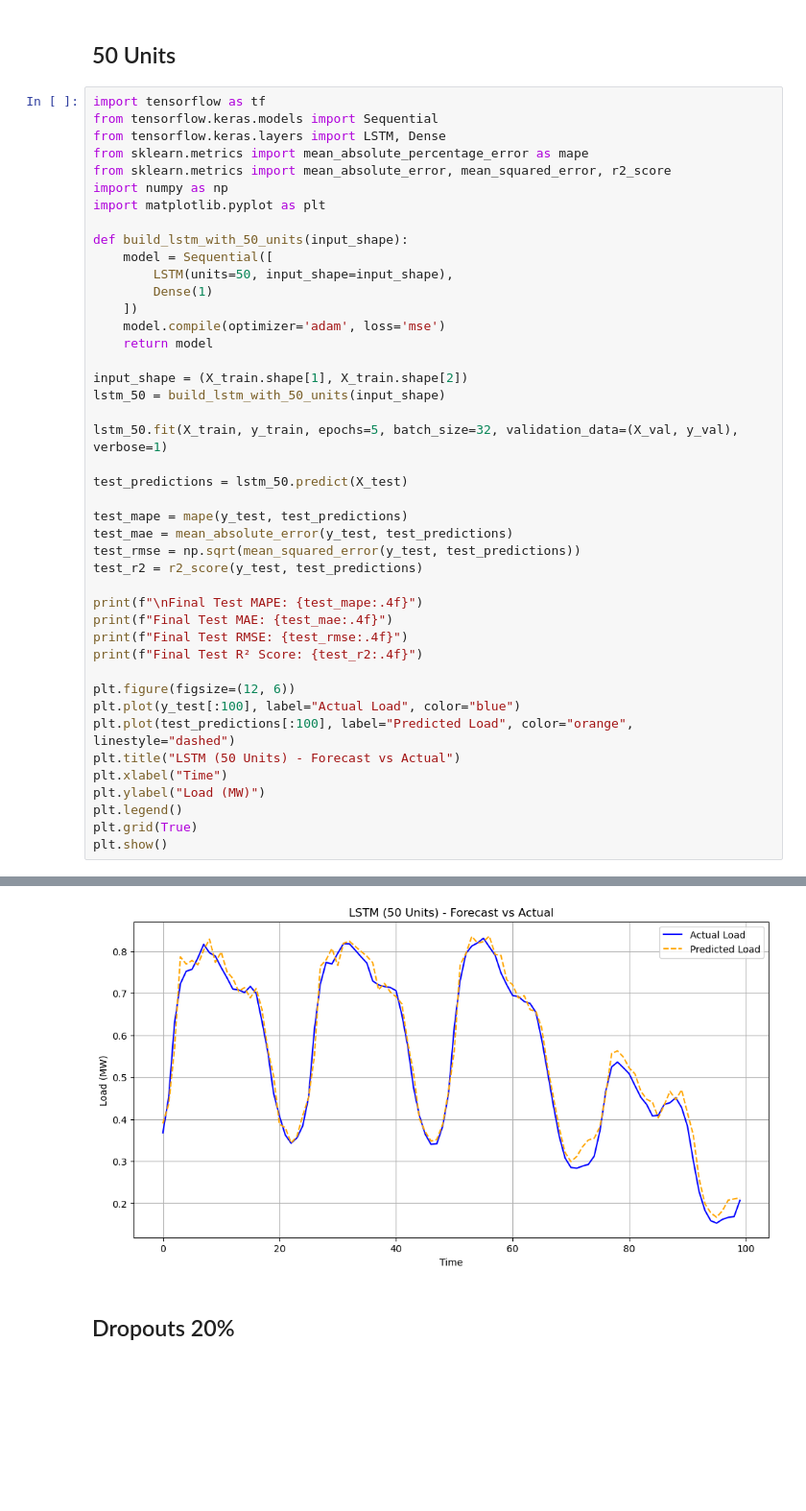
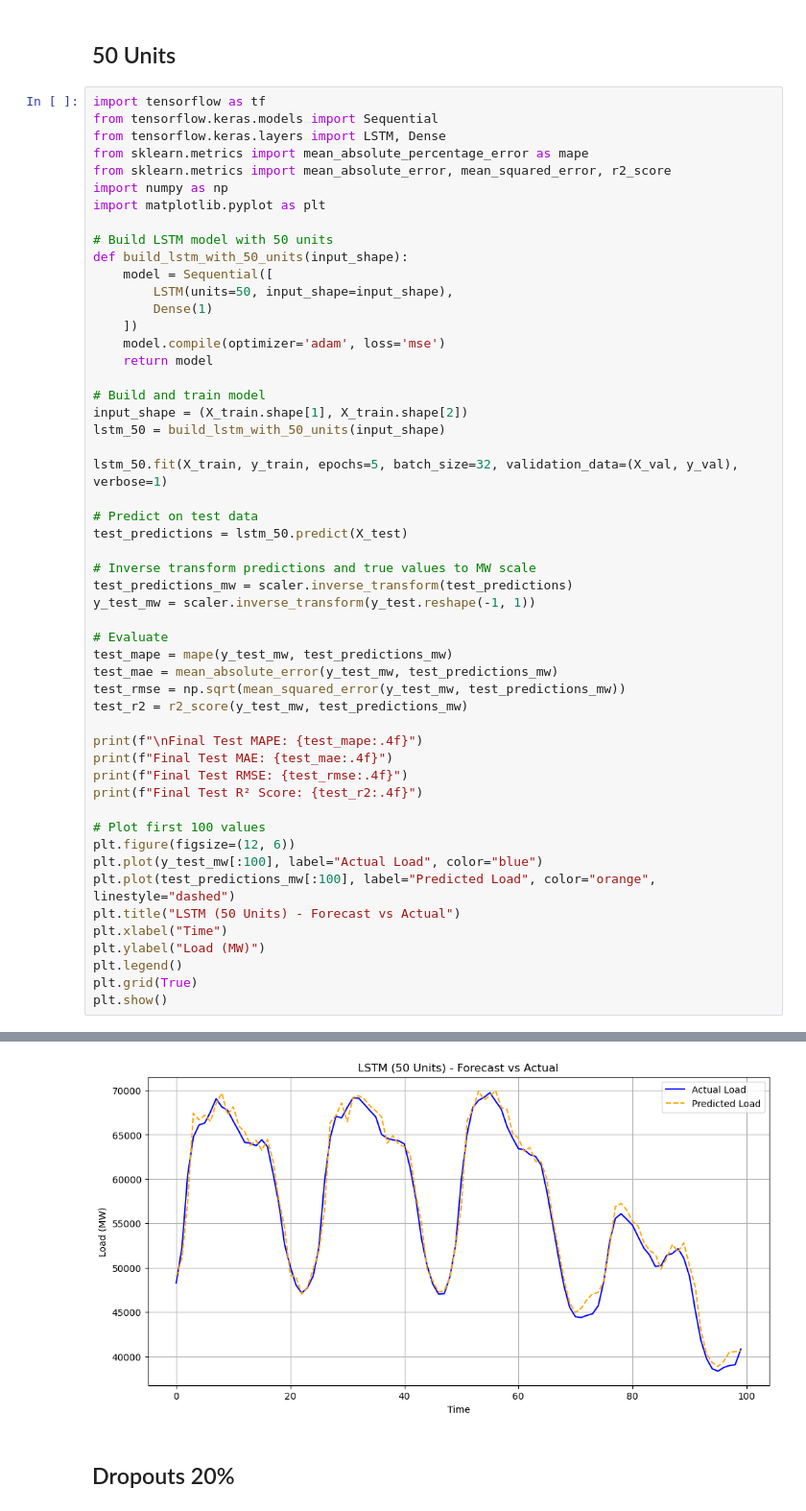
Before and after one commit to 333Rayyan/Electricity-Forecasting, a Jupyter notebook: lstm.ipynb, the cells around one changed output, grey strips where cells are left out. Shown: that part at 96% size. Saved outputs shown, nothing was run; the diff lists cells and outputs as text; blank space fills up the shorter version.

```diff
--- a/lstm.ipynb
+++ b/lstm.ipynb
@@ -157,6 +157,7 @@ from sklearn.metrics import mean_absolute_error, mean_squared_error, r2_score
 import numpy as np
 import matplotlib.pyplot as plt
 
+# Build LSTM model with 50 units
 def build_lstm_with_50_units(input_shape):
     model = Sequential([
         LSTM(units=50, input_shape=input_shape),
@@ -165,26 +166,34 @@ def build_lstm_with_50_units(input_shape):
     model.compile(optimizer='adam', loss='mse')
     return model
 
+# Build and train model
 input_shape = (X_train.shape[1], X_train.shape[2])
 lstm_50 = build_lstm_with_50_units(input_shape)
 
 lstm_50.fit(X_train, y_train, epochs=5, batch_size=32, validation_data=(X_val, y_val), verbose=1)
 
+# Predict on test data
 test_predictions = lstm_50.predict(X_test)
 
-test_mape = mape(y_test, test_predictions)
-test_mae = mean_absolute_error(y_test, test_predictions)
-test_rmse = np.sqrt(mean_squared_error(y_test, test_predictions))
-test_r2 = r2_score(y_test, test_predictions)
+# Inverse transform predictions and true values to MW scale
+test_predictions_mw = scaler.inverse_transform(test_predictions)
+y_test_mw = scaler.inverse_transform(y_test.reshape(-1, 1))
+
+# Evaluate
+test_mape = mape(y_test_mw, test_predictions_mw)
+test_mae = mean_absolute_error(y_test_mw, test_predictions_mw)
+test_rmse = np.sqrt(mean_squared_error(y_test_mw, test_predictions_mw))
+test_r2 = r2_score(y_test_mw, test_predictions_mw)
 
 print(f"\nFinal Test MAPE: {test_mape:.4f}")
 print(f"Final Test MAE: {test_mae:.4f}")
 print(f"Final Test RMSE: {test_rmse:.4f}")
 print(f"Final Test R² Score: {test_r2:.4f}")
 
+# Plot first 100 values
 plt.figure(figsize=(12, 6))
-plt.plot(y_test[:100], label="Actual Load", color="blue")
-plt.plot(test_predictions[:100], label="Predicted Load", color="orange", linestyle="dashed")
+plt.plot(y_test_mw[:100], label="Actual Load", color="blue")
+plt.plot(test_predictions_mw[:100], label="Predicted Load", color="orange", linestyle="dashed")
 plt.title("LSTM (50 Units) - Forecast vs Actual")
 plt.xlabel("Time")
 plt.ylabel("Load (MW)")
@@ -211,4 +220,4 @@ Final Test R² Score: 0.9838
-[figure, old version]
+[figure, new version]
 # %% [markdown]
 ## Dropouts 20%
 # %%
```
Also changed, not shown: parts of 2 cells of this notebook, 6 other files.
